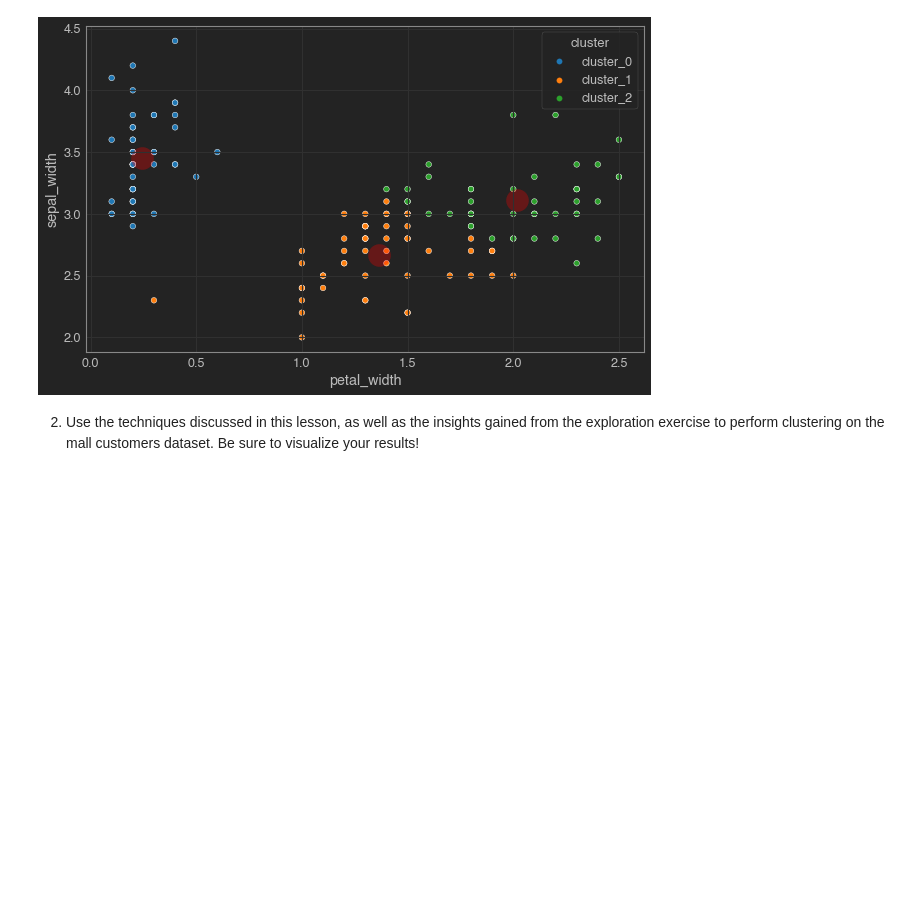
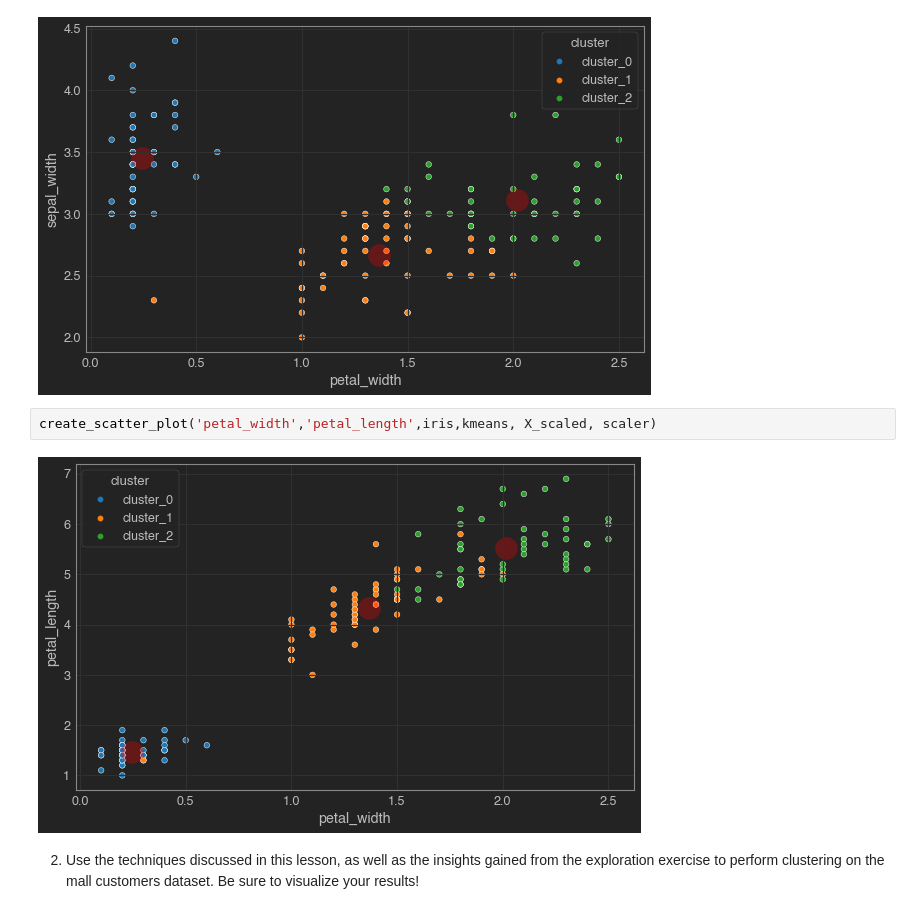
Before and after one commit to Ken-Alviola/clustering-exercises, a Jupyter notebook: modeling.ipynb, the cells around one changed output. Cells and saved outputs as stored; diff of their text form; blank space fills up the shorter version.

```diff
--- a/modeling.ipynb
+++ b/modeling.ipynb
@@ -249,5 +249,9 @@ jtplot.style()
 create_scatter_plot('petal_width','sepal_width',iris,kmeans, X_scaled, scaler)
 # %% [output]
 [figure]
+# %%
+create_scatter_plot('petal_width','petal_length',iris,kmeans, X_scaled, scaler)
+# %% [output]
+[figure, added]
 # %% [markdown]
 2. Use the techniques discussed in this lesson, as well as the insights gained from the exploration exercise to perform clustering on the mall customers dataset. Be sure to visualize your results!
```
Also changed, not shown: parts of 20 cells of this notebook.
